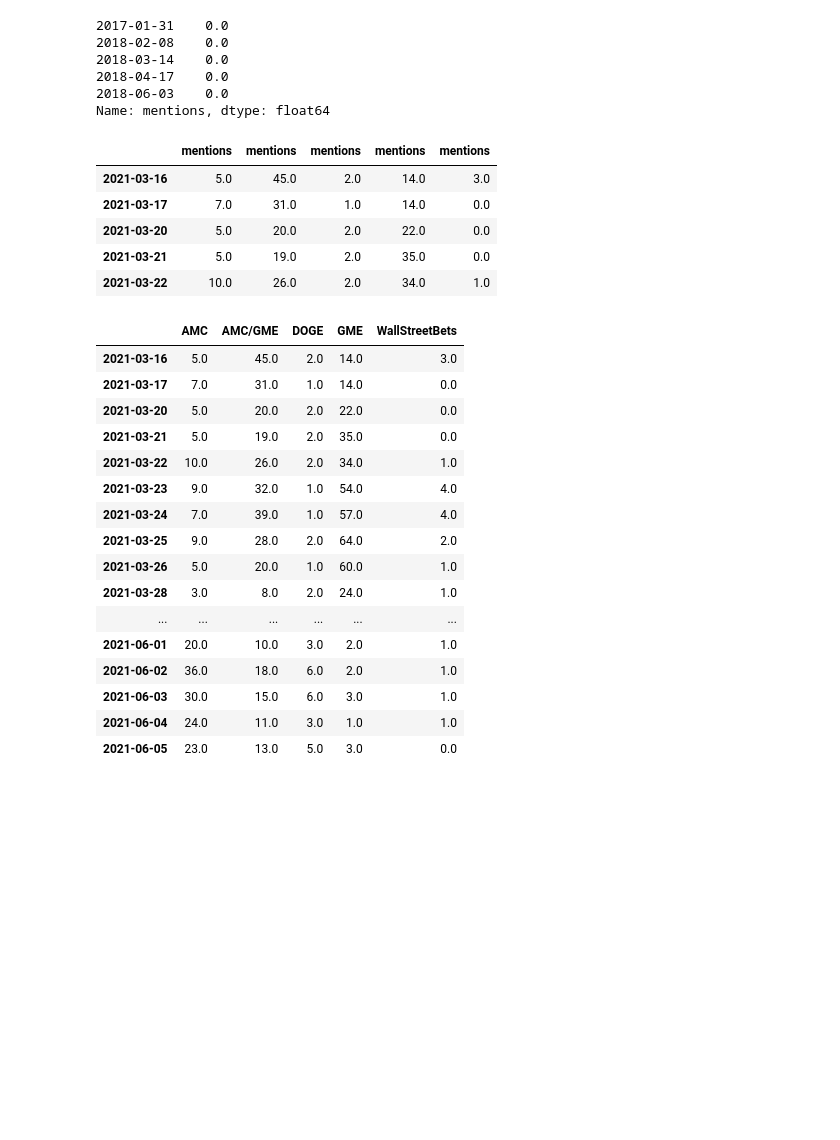
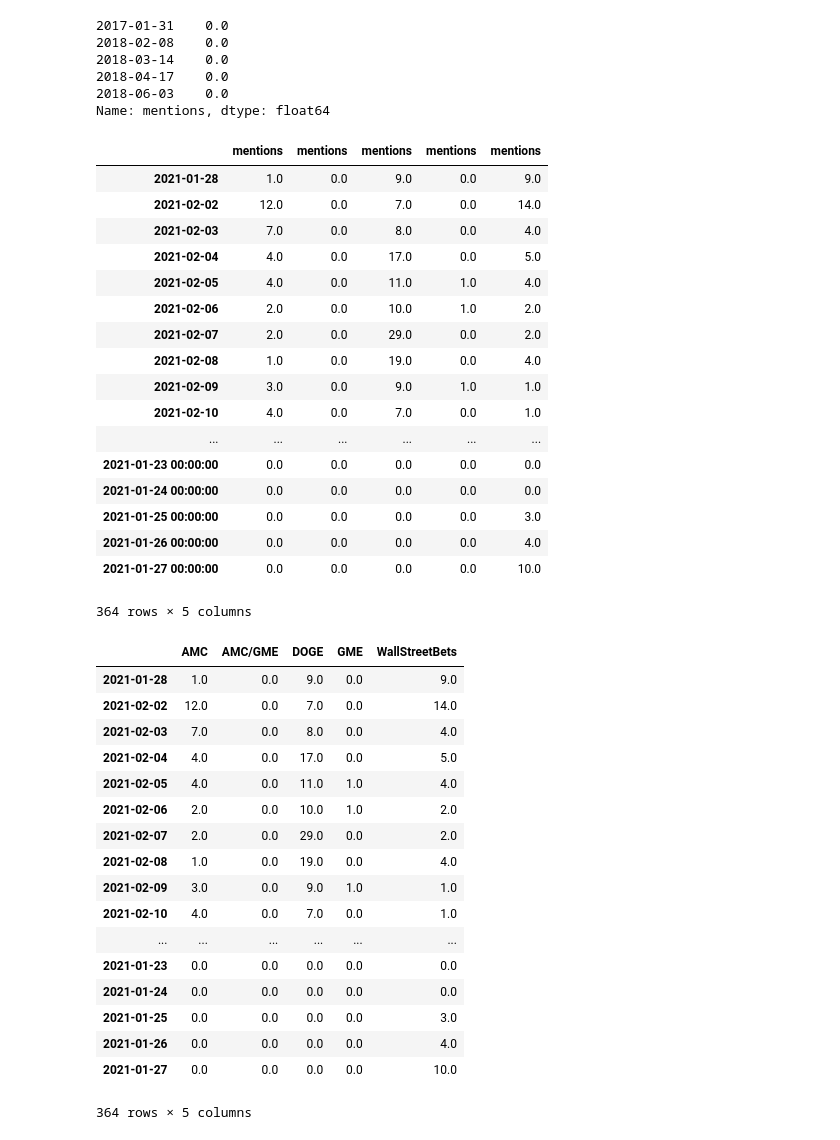
Before and after one commit to iAmSeanzie/Group_MemeStock_Project, a Jupyter notebook: Reddit_API/ConcacCSV.ipynb, the cells around one changed output. Saved outputs shown, nothing was run; the diff lists cells and outputs as text; code cells hidden in the pictures; blank space fills up the shorter version.

```diff
--- a/Reddit_API/ConcacCSV.ipynb
+++ b/Reddit_API/ConcacCSV.ipynb
@@ -54,33 +75,48 @@ wsb_df.head()
 2018-06-03    0.0
 Name: mentions, dtype: float64
 # %%
-combined_df = pd.concat([amc_df, amcgme_df, doge_df, gme_df, wsb_df], join = 'inner', axis = 'columns')
-combined_df.head()
+combined_df = pd.concat([amc_df, amcgme_df, doge_df, gme_df, wsb_df], join = 'outer', axis = 'columns')
+combined_df.fillna(0, inplace = True)
+combined_df
 # %% [output]
 |  | mentions | mentions | mentions | mentions | mentions |
-| 2021-03-16 | 5.0 | 45.0 | 2.0 | 14.0 | 3.0 |
-| 2021-03-17 | 7.0 | 31.0 | 1.0 | 14.0 | 0.0 |
-| 2021-03-20 | 5.0 | 20.0 | 2.0 | 22.0 | 0.0 |
-| 2021-03-21 | 5.0 | 19.0 | 2.0 | 35.0 | 0.0 |
-| 2021-03-22 | 10.0 | 26.0 | 2.0 | 34.0 | 1.0 |
+| 2021-01-28 | 1.0 | 0.0 | 9.0 | 0.0 | 9.0 |
+| 2021-02-02 | 12.0 | 0.0 | 7.0 | 0.0 | 14.0 |
+| 2021-02-03 | 7.0 | 0.0 | 8.0 | 0.0 | 4.0 |
+| 2021-02-04 | 4.0 | 0.0 | 17.0 | 0.0 | 5.0 |
+| 2021-02-05 | 4.0 | 0.0 | 11.0 | 1.0 | 4.0 |
+| 2021-02-06 | 2.0 | 0.0 | 10.0 | 1.0 | 2.0 |
+| 2021-02-07 | 2.0 | 0.0 | 29.0 | 0.0 | 2.0 |
+| 2021-02-08 | 1.0 | 0.0 | 19.0 | 0.0 | 4.0 |
+| 2021-02-09 | 3.0 | 0.0 | 9.0 | 1.0 | 1.0 |
+| 2021-02-10 | 4.0 | 0.0 | 7.0 | 0.0 | 1.0 |
+| ... | ... | ... | ... | ... | ... |
+| 2021-01-23 00:00:00 | 0.0 | 0.0 | 0.0 | 0.0 | 0.0 |
+| 2021-01-24 00:00:00 | 0.0 | 0.0 | 0.0 | 0.0 | 0.0 |
+| 2021-01-25 00:00:00 | 0.0 | 0.0 | 0.0 | 0.0 | 3.0 |
+| 2021-01-26 00:00:00 | 0.0 | 0.0 | 0.0 | 0.0 | 4.0 |
+| 2021-01-27 00:00:00 | 0.0 | 0.0 | 0.0 | 0.0 | 10.0 |
+364 rows × 5 columns
 # %%
 combined_df.columns = ['AMC', 'AMC/GME', 'DOGE', 'GME', 'WallStreetBets']
+combined_df.index = pd.to_datetime(combined_df.index, errors = 'coerce')
 combined_df
 # %% [output]
 |  | AMC | AMC/GME | DOGE | GME | WallStreetBets |
-| 2021-03-16 | 5.0 | 45.0 | 2.0 | 14.0 | 3.0 |
-| 2021-03-17 | 7.0 | 31.0 | 1.0 | 14.0 | 0.0 |
-| 2021-03-20 | 5.0 | 20.0 | 2.0 | 22.0 | 0.0 |
-| 2021-03-21 | 5.0 | 19.0 | 2.0 | 35.0 | 0.0 |
-| 2021-03-22 | 10.0 | 26.0 | 2.0 | 34.0 | 1.0 |
-| 2021-03-23 | 9.0 | 32.0 | 1.0 | 54.0 | 4.0 |
-| 2021-03-24 | 7.0 | 39.0 | 1.0 | 57.0 | 4.0 |
-| 2021-03-25 | 9.0 | 28.0 | 2.0 | 64.0 | 2.0 |
-| 2021-03-26 | 5.0 | 20.0 | 1.0 | 60.0 | 1.0 |
-| 2021-03-28 | 3.0 | 8.0 | 2.0 | 24.0 | 1.0 |
+| 2021-01-28 | 1.0 | 0.0 | 9.0 | 0.0 | 9.0 |
+| 2021-02-02 | 12.0 | 0.0 | 7.0 | 0.0 | 14.0 |
+| 2021-02-03 | 7.0 | 0.0 | 8.0 | 0.0 | 4.0 |
+| 2021-02-04 | 4.0 | 0.0 | 17.0 | 0.0 | 5.0 |
+| 2021-02-05 | 4.0 | 0.0 | 11.0 | 1.0 | 4.0 |
+| 2021-02-06 | 2.0 | 0.0 | 10.0 | 1.0 | 2.0 |
+| 2021-02-07 | 2.0 | 0.0 | 29.0 | 0.0 | 2.0 |
+| 2021-02-08 | 1.0 | 0.0 | 19.0 | 0.0 | 4.0 |
+| 2021-02-09 | 3.0 | 0.0 | 9.0 | 1.0 | 1.0 |
+| 2021-02-10 | 4.0 | 0.0 | 7.0 | 0.0 | 1.0 |
 | ... | ... | ... | ... | ... | ... |
-| 2021-06-01 | 20.0 | 10.0 | 3.0 | 2.0 | 1.0 |
-| 2021-06-02 | 36.0 | 18.0 | 6.0 | 2.0 | 1.0 |
-| 2021-06-03 | 30.0 | 15.0 | 6.0 | 3.0 | 1.0 |
-| 2021-06-04 | 24.0 | 11.0 | 3.0 | 1.0 | 1.0 |
-| 2021-06-05 | 23.0 | 13.0 | 5.0 | 3.0 | 0.0 |
+| 2021-01-23 | 0.0 | 0.0 | 0.0 | 0.0 | 0.0 |
+| 2021-01-24 | 0.0 | 0.0 | 0.0 | 0.0 | 0.0 |
+| 2021-01-25 | 0.0 | 0.0 | 0.0 | 0.0 | 3.0 |
+| 2021-01-26 | 0.0 | 0.0 | 0.0 | 0.0 | 4.0 |
+| 2021-01-27 | 0.0 | 0.0 | 0.0 | 0.0 | 10.0 |
+364 rows × 5 columns
```
Also changed, not shown: parts of 5 cells of this notebook, 11 other files.
